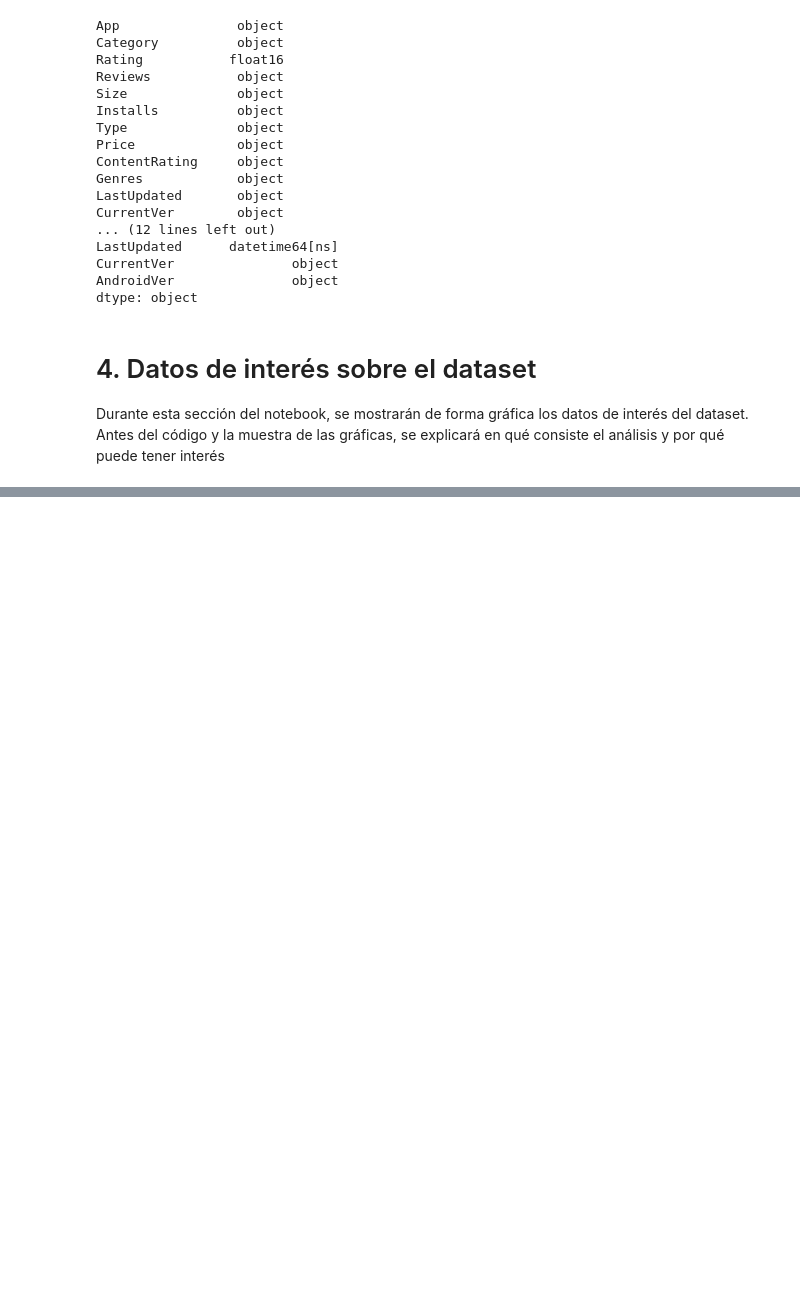
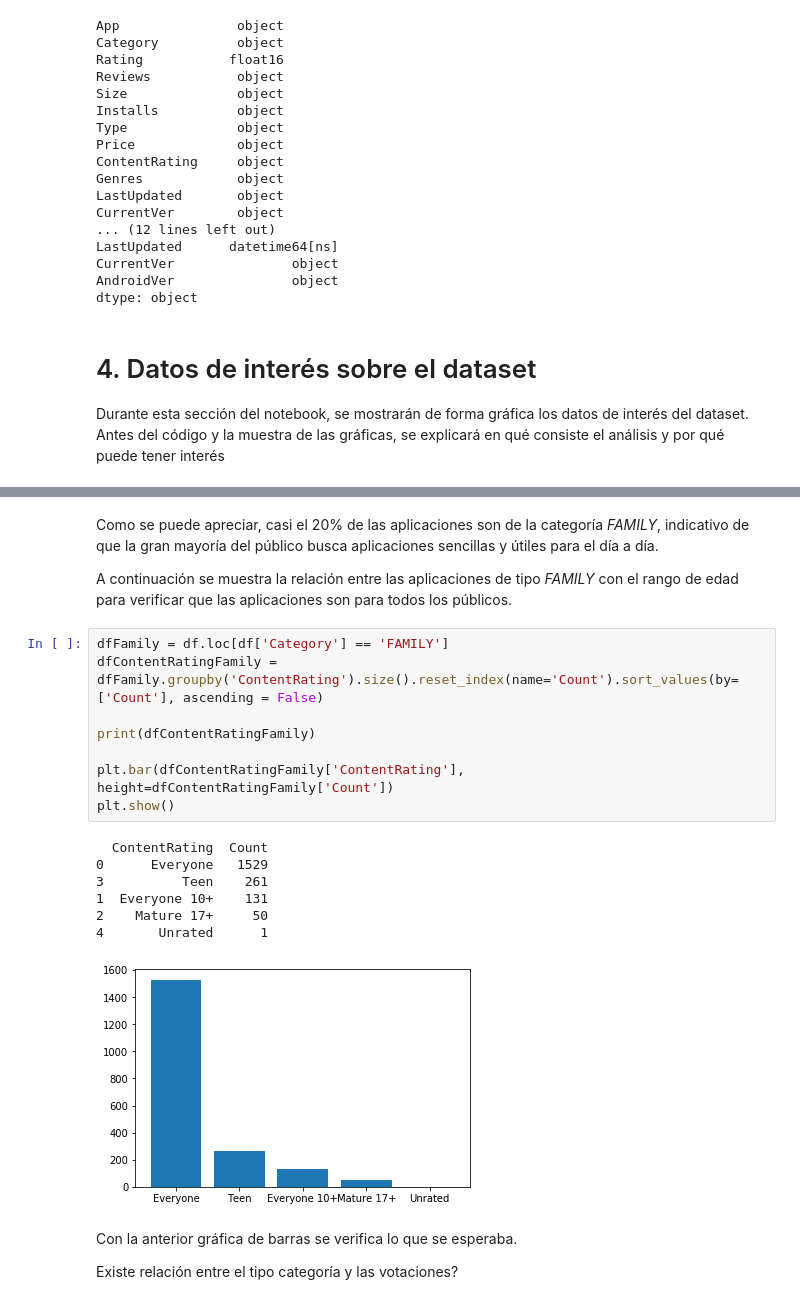
Before and after one commit to Asapuskis/PEC1, a Jupyter notebook: PEC1_AsierAguayo.ipynb, the cells around one changed output, grey strips where cells are left out. Saved outputs shown, nothing was run; the diff lists cells and outputs as text; blank space fills up the shorter version.

```diff
--- a/PEC1_AsierAguayo.ipynb
+++ b/PEC1_AsierAguayo.ipynb
@@ -137,0 +126,24 @@ plt.show()
+# %% [markdown]
+<p>Como se puede apreciar, casi el 20% de las aplicaciones son de la categoría <i>FAMILY</i>, indicativo de que la gran mayoría del público busca aplicaciones sencillas y útiles para el día a día.</p>
+
+<p>A continuación se muestra la relación entre las aplicaciones de tipo <i>FAMILY</i> con el rango de edad para verificar que las aplicaciones son para todos los públicos.</p>
+# %%
+dfFamily = df.loc[df['Category'] == 'FAMILY']
+dfContentRatingFamily = dfFamily.groupby('ContentRating').size().reset_index(name='Count').sort_values(by=['Count'], ascending = False)
+
+print(dfContentRatingFamily)
+
+plt.bar(dfContentRatingFamily['ContentRating'], height=dfContentRatingFamily['Count'])
+plt.show()
+# %% [output]
+  ContentRating  Count
+0      Everyone   1529
+3          Teen    261
+1  Everyone 10+    131
+2    Mature 17+     50
+4       Unrated      1
+[figure, added]
+# %% [markdown]
+<p>Con la anterior gráfica de barras se verifica lo que se esperaba.</p>
+
+<p>Existe relación entre el tipo categoría y las votaciones?</p>
```
Also changed, not shown: parts of 3 cells of this notebook.
